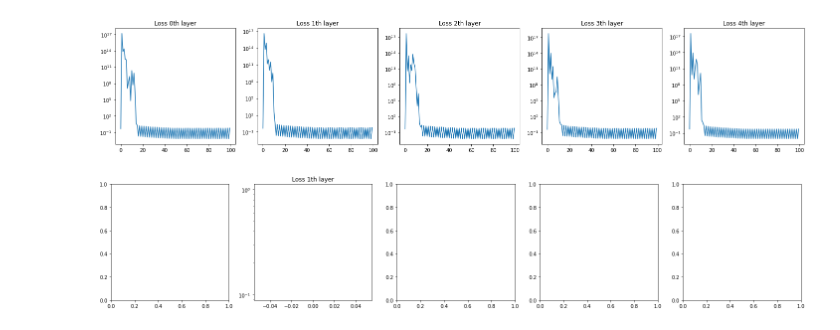
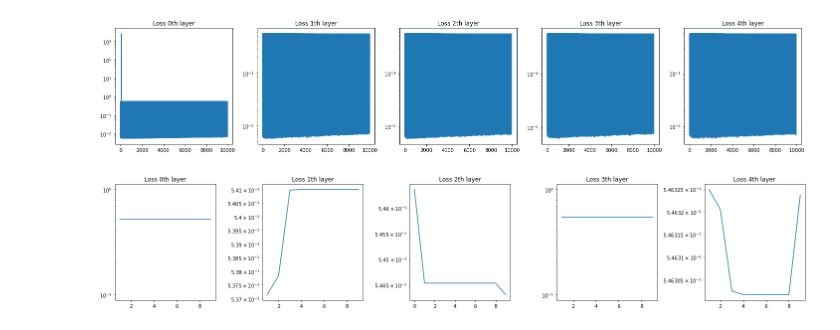
Before and after one commit to SimonPierreC/RL-for-bridge-bidding, a Jupyter notebook: main.ipynb, the cells around one changed output. Drawn from its saved outputs; the diff is of its cells as text; code cells hidden in the pictures.

```diff
--- a/main.ipynb
+++ b/main.ipynb
@@ -9,10 +9,11 @@ from learning_tools import peak_one, algo_p, algo_e, update, assess_models
 import seaborn as sns
 import matplotlib.pyplot as plt
 # %%
-def init_variables(nb_layers, include_early_stopping, min_es_list, patience_es_list):
+def init_variables(nb_layers, include_early_stopping, min_es_list, patience_es_list, init_models, Q_models = None):
     D = [[torch.empty(0), torch.empty(0)] for _ in range(nb_layers)]  # Un dataset D par couche
     all_actions = list(range(36))  # 36 actions possibles
-    Q_models = [Qfirst() if i == 0 else Qfollowing() for i in range(nb_layers)]
+    if init_models:
+        Q_models = [Qfirst() if i == 0 else Qfollowing() for i in range(nb_layers)]
     losses=[]
     val_losses = []
     if include_early_stopping:
@@ -45,6 +46,15 @@ def augment_dataset(data, Q_models, nb_layers, D, epsilon, all_actions):
         bidding_history[next_a] = 1  # enregistrement de l'action choisie dans l'historique des enchères
     return D
 
+
+def remove_lines(D, max_length, offset):
+    for k in range(len(D)):
+        if D[k][0].shape[0]>max_length:
+            D[k][0]=D[k][0][offset:]
+            D[k][1]=D[k][1][offset:]
+    return D
+
+
 def train_models(Q_models, D, loss, losses, batch_size, device):
     opti_list=optimiers_list(Q_models)
     losses.append(one_batch_layers(Q_models, D, opti_list,loss, batch_size, device))
@@ -53,20 +63,36 @@ def train_models(Q_models, D, loss, losses, batch_size, device):
 def update_validation_loss(Q_models, val_dataset, val_losses, nb_iteration, include_early_stopping, early_stop_list = None):
     if nb_iteration%1000 == 0:
         val_losses.append(assess_models(Q_models, val_dataset))
-        if include_early_stopping and early_stop_list.test_stop(val_losses[-1], [Q.state_dict() for Q in Q_models]):
+        if include_early_stopping and nb_iteration > 100000 \
+            and early_stop_list.test_stop(val_losses[-1], [Q.state_dict() for Q in Q_models]):
             early_stop_list.set_best_weights(Q_models)
             return val_losses, True
     return val_losses, False
+
+
+def plot_losses(losses, offset = 0):
+    _, axs = plt.subplots(1,losses.shape[1], figsize = (4*losses.shape[1], 4))
+
+    for k in range(losses.shape[1]):
+        if not np.all(np.isnan(losses[offset:,k])):
+            sns.lineplot(losses[offset:,k], ax=axs[k])
+            axs[k].set_title(f"Loss {k}th layer")
+            axs[k].set_yscale('log')
+    plt.tight_layout()
+    plt.show()
 # %%
 def learning_algo(data, val_dataset, max_iter=100, nb_layers=5, epsilon=0.1,
+                  init_models = True, Q_models = None,
                   include_early_stopping = True, min_es_list = [1e-2]*5, patience_es_list = [100]*5,
                   loss= nn.MSELoss(),batch_size=50, device='cpu'):
 
     D, all_actions, Q_models, losses, val_losses, early_stop_list \
-        = init_variables(nb_layers, include_early_stopping, min_es_list, patience_es_list)
+        = init_variables(nb_layers, include_early_stopping, min_es_list, patience_es_list, init_models, Q_models)
 
     for number_iteration in tqdm(range(max_iter)):
         D = augment_dataset(data, Q_models, nb_layers, D, epsilon, all_actions)
+        if number_iteration > 1000000:
+            D = remove_lines(D, 1000000, 100000)
         losses = train_models(Q_models, D, loss, losses, batch_size, device)
         val_losses, stop = update_validation_loss(Q_models, val_dataset, val_losses, number_iteration, include_early_stopping, early_stop_list)
         if stop:
@@ -87,12 +102,12 @@ def plot_losses(losses, offset = 0):
 data = pd.concat([pd.read_csv(f"data/slice{k}.csv", index_col = 0) for k in range(10)])
 val_dataset = pd.concat([pd.read_csv(f"data/slice{k}.csv") for k in range (10, 12)])
 # %%
-Q_models, losses, val_losses = learning_algo(data, val_dataset, max_iter=10000, min_es_list=[1e-4]*5, patience_es_list= [20]*5)
+Q_models, losses, val_losses = learning_algo(data, val_dataset, max_iter=10000, include_early_stopping = False)
 # %%
-plot_losses(losses, offset=0)
+plot_losses(losses, offset=50)
 # %% [output]
-[figure, old version]
+[figure, new version]
 # %%
 plot_losses(val_losses, offset=0)
 # %% [output]
-[figure, old version]
+[figure, new version]
```
Also changed, not shown: parts of 8 cells of this notebook, 2 other files.
